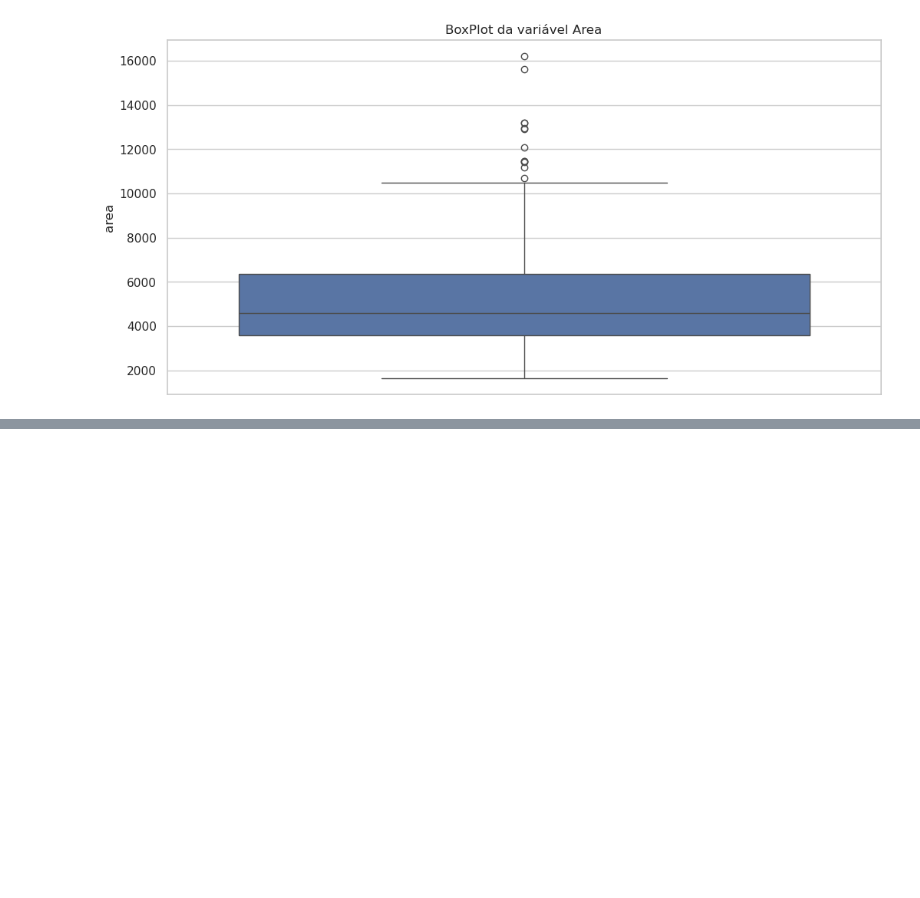
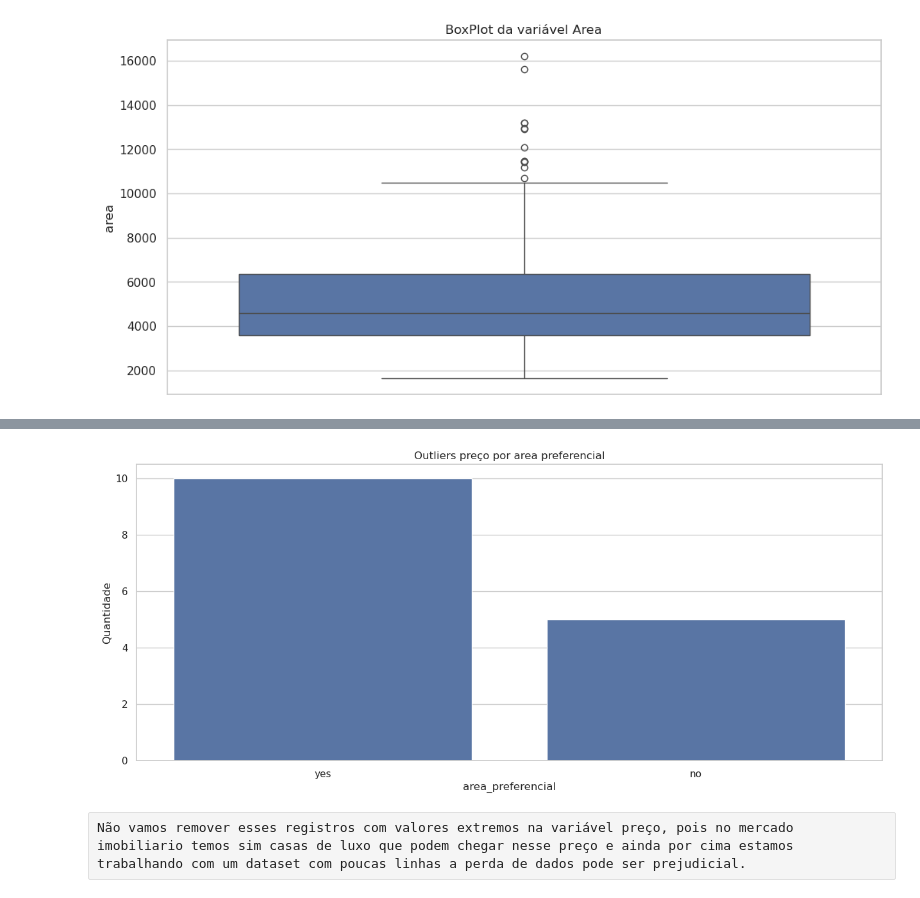
Before and after one commit to hugogsmendes/Houses-prediction, a Jupyter notebook: models_ml/model.ipynb, the cells around one changed output, grey strips where cells are left out. Saved outputs shown, nothing was run; the diff lists cells and outputs as text; code cells hidden in the pictures; blank space fills up the shorter version.

Commit message:
Limpeza e tratamento de outliers nos dados

```diff
--- a/models_ml/model.ipynb
+++ b/models_ml/model.ipynb
@@ -295,0 +312,11 @@ plt.show()
+# %%
+colunas_df_pt = {coluna_df: coluna_br for coluna_df, coluna_br in zip(df_casas.columns, colunas_pt)} # dicionário para renomear as colunas
+# %%
+df_limpo = df_casas.rename(columns=colunas_df_pt) # novo df para o pré processamento (com as colunas em portugues)
+# %%
+# Tratanto outliers da variável preço
+IC = df_limpo["preco"].quantile(0.75) - df_limpo["preco"].quantile(0.25) # tamanho da caixa do boxplot
+formula_preco = df_limpo["preco"].quantile(0.75) + (1.5 * IC) # formula para encontrar valores extremos a partir do ponto máximo
+# %%
+# Visualizando os registros com outliers em preço
+outliers_preco = df_limpo[df_limpo["preco"] > formula_preco]
@@ -295,0 +342,10 @@ plt.show()
+# %%
+plt.figure(figsize=(15,6))
+sns.countplot(data=outliers_preco, x="area_preferencial")
+plt.ylabel("Quantidade")
+plt.title("Outliers preço por area preferencial")
+plt.show()
+# %% [output]
+[figure, added]
+# %% [raw]
+Não vamos remover esses registros com valores extremos na variável preço, pois no mercado imobiliario temos sim casas de luxo que podem chegar nesse preço e ainda por cima estamos trabalhando com um dataset com poucas linhas a perda de dados pode ser prejudicial.
```
Also changed, not shown: parts of 13 cells of this notebook.
